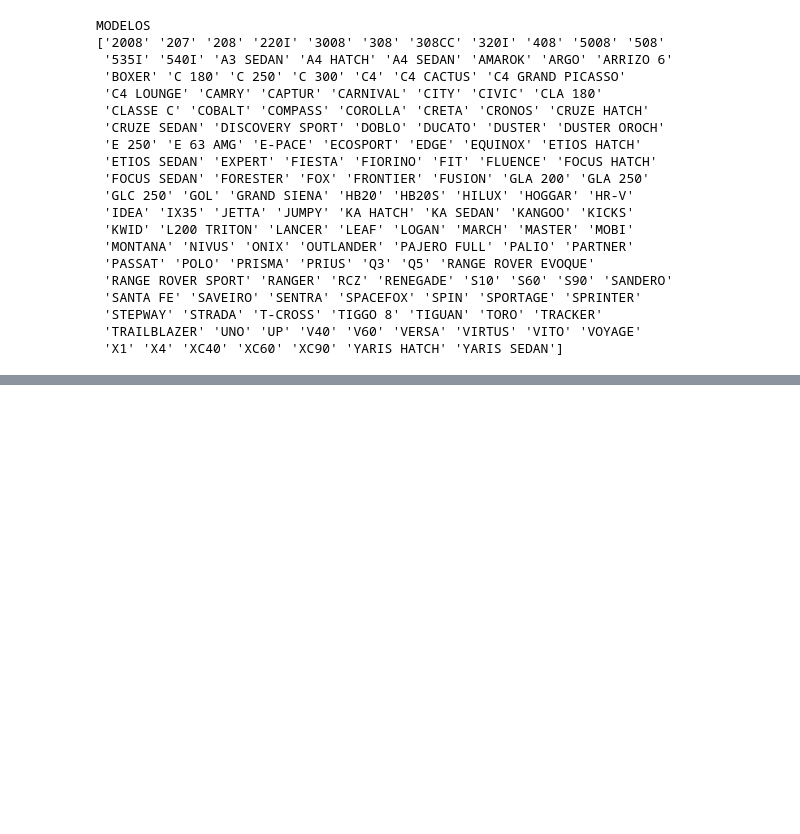
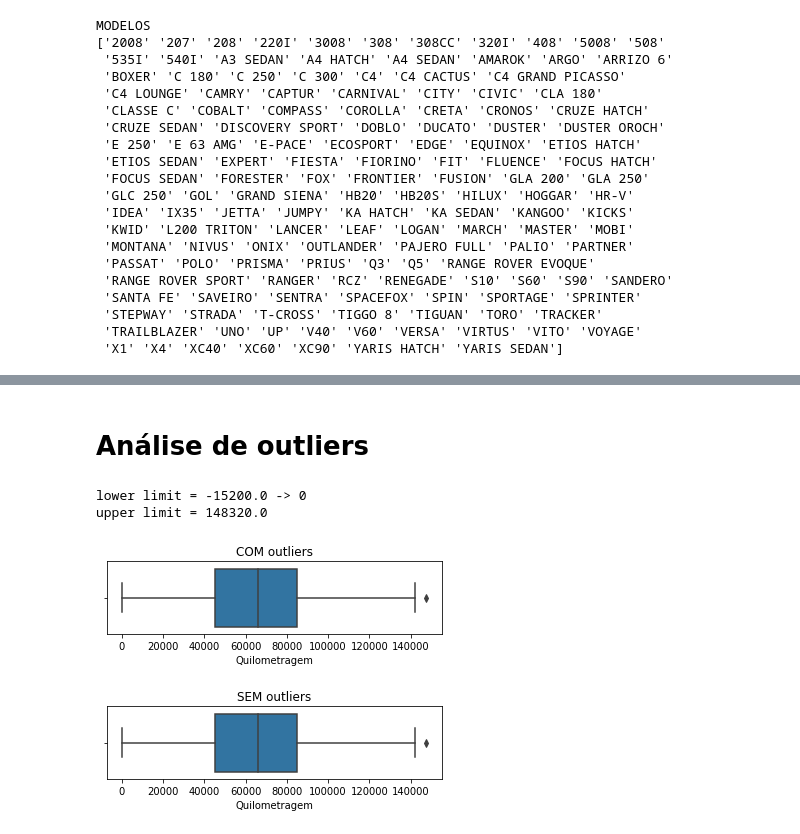
Before and after one commit to engpedrorsc/analise_zoss, a Jupyter notebook: notebook.ipynb, the cells around one changed output, grey strips where cells are left out. Cells and saved outputs as stored; diff of their text form; code cells hidden in the pictures; blank space fills up the shorter version.

Commit message:
v0.3
Análise básica concluída

```diff
--- a/notebook.ipynb
+++ b/notebook.ipynb
@@ -102,5 +146,8 @@ MODELOS
  'TRAILBLAZER' 'UNO' 'UP' 'V40' 'V60' 'VERSA' 'VIRTUS' 'VITO' 'VOYAGE'
  'X1' 'X4' 'XC40' 'XC60' 'XC90' 'YARIS HATCH' 'YARIS SEDAN']
 # %%
-#Escolha do modelo a ser analisado
-model = 'FOCUS SEDAN'
+# Escolha do modelo a ser analisado
+model_choice = ['S10']
+
+df_filtered = df[df['Modelo'].isin(model_choice)]
+df_filtered
@@ -124,4 +167,0 @@ Máximo: 117000
-# %%
-# Filtragem escolhida
-df_filtered = df[(df['Modelo'] == model) &
-                 (df['Quilometragem'].between(30000, 80000))]
@@ -182,15 +167,0 @@ Modelo: FOCUS SEDAN
-# %%
-x = df_plot.index
-y = df_plot['PrecoRelativo']
-title = f'Variação do preço médio do modelo {model} em relação ao {base_state}'
-x_label = 'Estado'
-y_label = 'Variação percentual (%)'
-
-plt.rc('axes', axisbelow=True)
-plt.grid(axis='y')
-plt.bar(x,y)
-plt.title(title)
-plt.xlabel(x_label)
-plt.ylabel(y_label)
-
-plt.show()
@@ -200,0 +177,5 @@ plt.show()
+# %%
+fuel_choice = ['DIESEL']
+
+df_fuel_filtered = df_filtered[df['Combustivel'].isin(fuel_choice)]
+df_fuel_filtered
@@ -200,0 +196,11 @@ plt.show()
+# %% [markdown]
+# Análise de outliers
+# %%
+# Outliers de quilometragem
+info = 'Quilometragem'
+limits_km = show_outliers_boxplots(df_fuel_filtered, info)
+df_fuel_filtered = limits_km[1] # retira os outliers de km da base
+# %% [output]
+lower limit = -15200.0 -> 0
+upper limit = 148320.0
+[figure, added]
```
Also changed, not shown: parts of 34 cells of this notebook, 1 other file.
